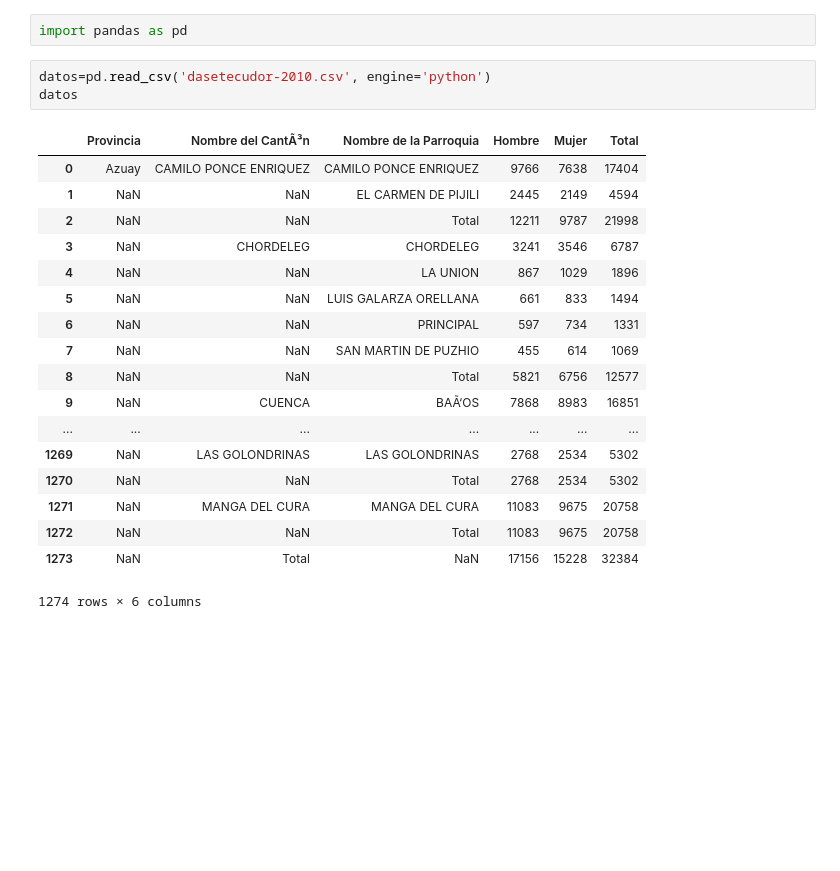
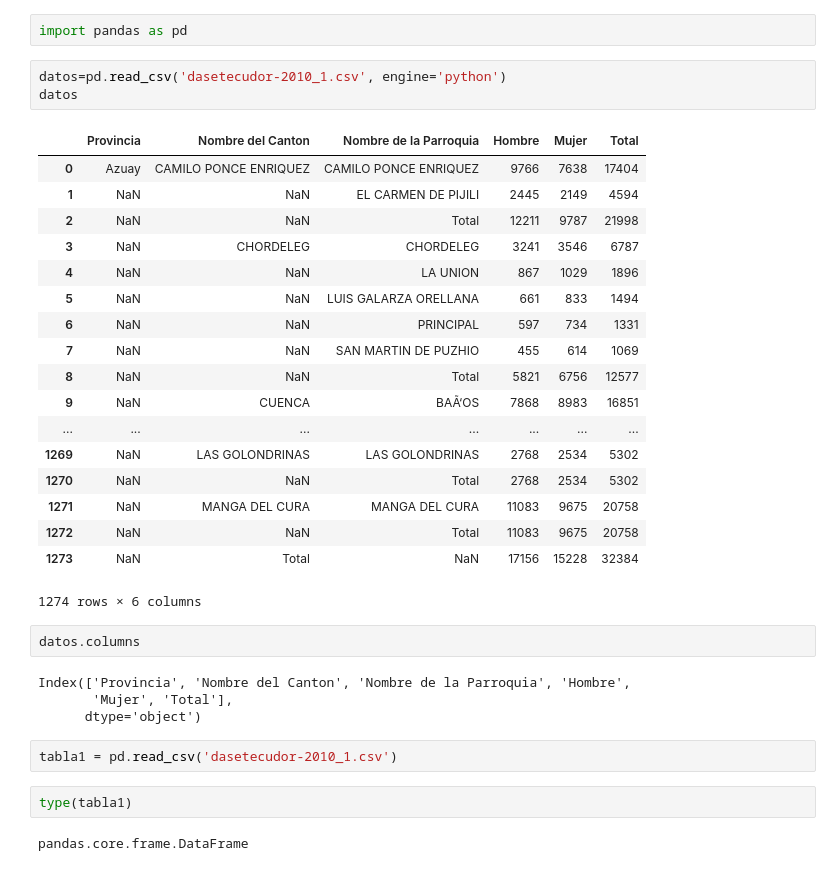
Before and after one commit to programacion-taw-utpl-001/trabajo-final-primer-bimestre-final-012, a Jupyter notebook: proyecto final/Untitled1.ipynb, the cells around one changed output. Saved outputs shown, nothing was run; the diff lists cells and outputs as text; blank space fills up the shorter version.

```diff
--- a/proyecto final/Untitled.ipynb
+++ b/proyecto final/Untitled1.ipynb
@@ -1,10 +1,10 @@
 # %%
 import pandas as pd
 # %%
-datos=pd.read_csv('dasetecudor-2010.csv', engine='python')
+datos=pd.read_csv('dasetecudor-2010_1.csv', engine='python')
 datos
 # %% [output]
-|  | Provincia | Nombre del CantÃ³n | Nombre de la Parroquia | Hombre | Mujer | Total |
+|  | Provincia | Nombre del Canton | Nombre de la Parroquia | Hombre | Mujer | Total |
 | 0 | Azuay | CAMILO PONCE ENRIQUEZ | CAMILO PONCE ENRIQUEZ | 9766 | 7638 | 17404 |
 | 1 | NaN | NaN | EL CARMEN DE PIJILI | 2445 | 2149 | 4594 |
 | 2 | NaN | NaN | Total | 12211 | 9787 | 21998 |
@@ -22,3 +22,15 @@ datos
 | 1272 | NaN | NaN | Total | 11083 | 9675 | 20758 |
 | 1273 | NaN | Total | NaN | 17156 | 15228 | 32384 |
 1274 rows × 6 columns
+# %%
+datos.columns
+# %% [output]
+Index(['Provincia', 'Nombre del Canton', 'Nombre de la Parroquia', 'Hombre',
+       'Mujer', 'Total'],
+      dtype='object')
+# %%
+tabla1 = pd.read_csv('dasetecudor-2010_1.csv')
+# %%
+type(tabla1)
+# %% [output]
+pandas.core.frame.DataFrame
```
Also changed, not shown: parts of 2 cells of this notebook, 3 other files.
